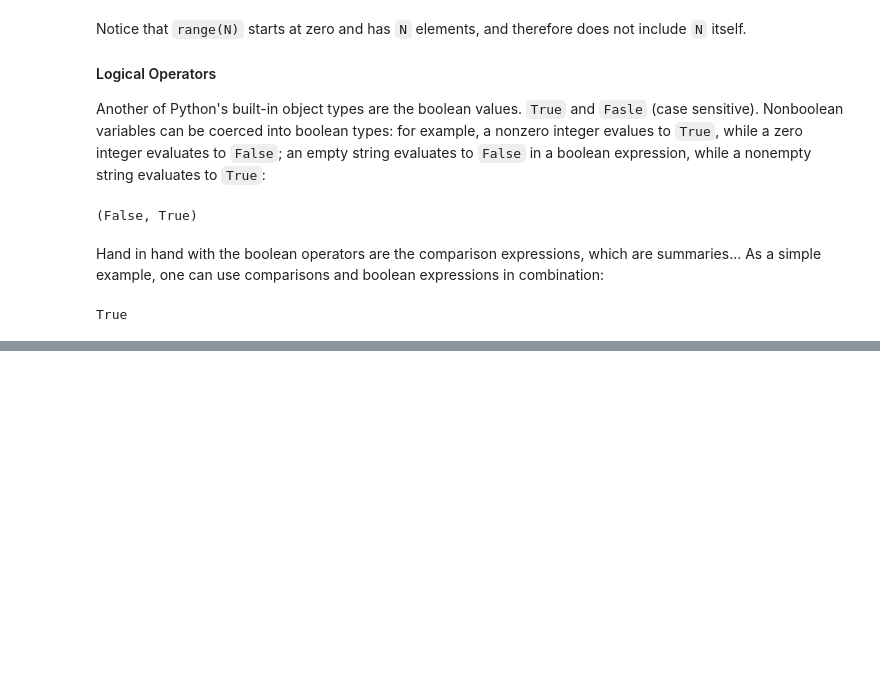
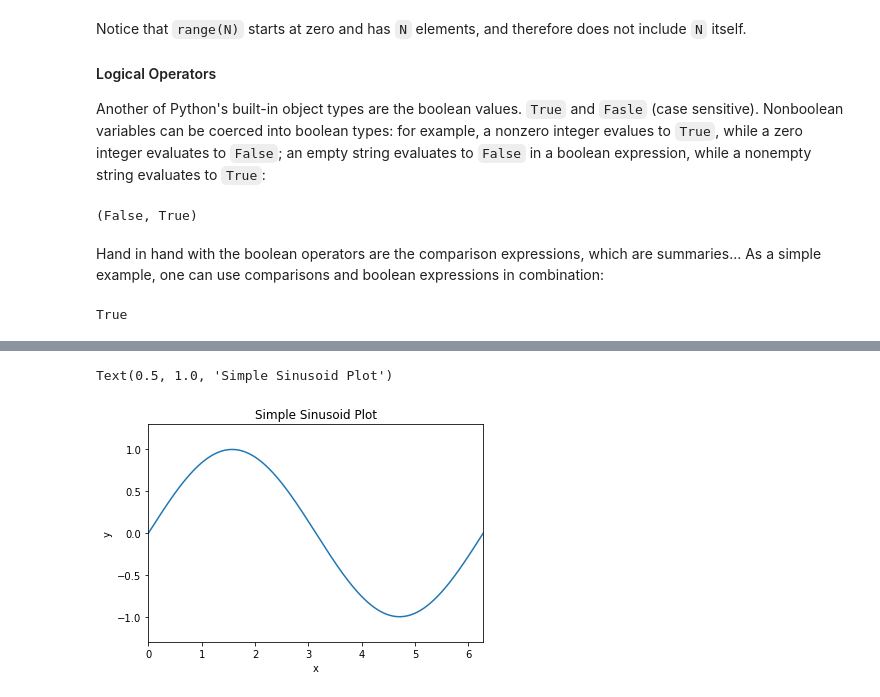
Before and after one commit to uom-lectures/PHY3287, a Jupyter notebook: lecture_1.ipynb, the cells around one changed output, grey strips where cells are left out. Saved outputs shown, nothing was run; the diff lists cells and outputs as text; code cells hidden in the pictures; blank space fills up the shorter version.

```diff
--- a/lecture_1.ipynb
+++ b/lecture_1.ipynb
@@ -158,0 +629,13 @@ These boolean expression become very important when used with control flow state
+# %%
+x = np.linspace(0, 2 * np.pi, 1000)   # 1000 values from 0 to 2pi
+y = np.sin(x)
+
+plt.plot(x, y)
+plt.xlim(0, 2 * np.pi)   # Set x limits
+plt.ylim(-1.3, 1.3)      # Set y limits
+plt.xlabel('x')
+plt.ylabel('y')
+plt.title("Simple Sinusoid Plot")
+# %% [output]
+Text(0.5, 1.0, 'Simple Sinusoid Plot')
+[figure, added]
```
Also changed, not shown: parts of 113 cells of this notebook, 1 other file.
